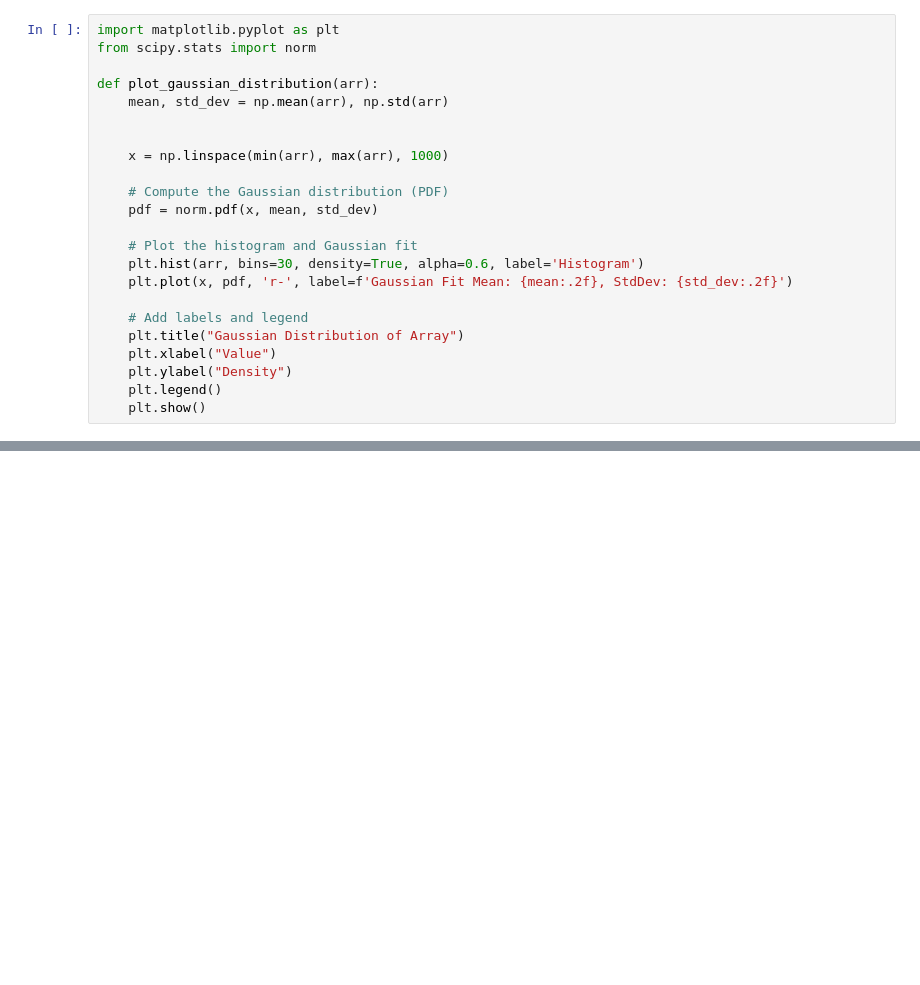
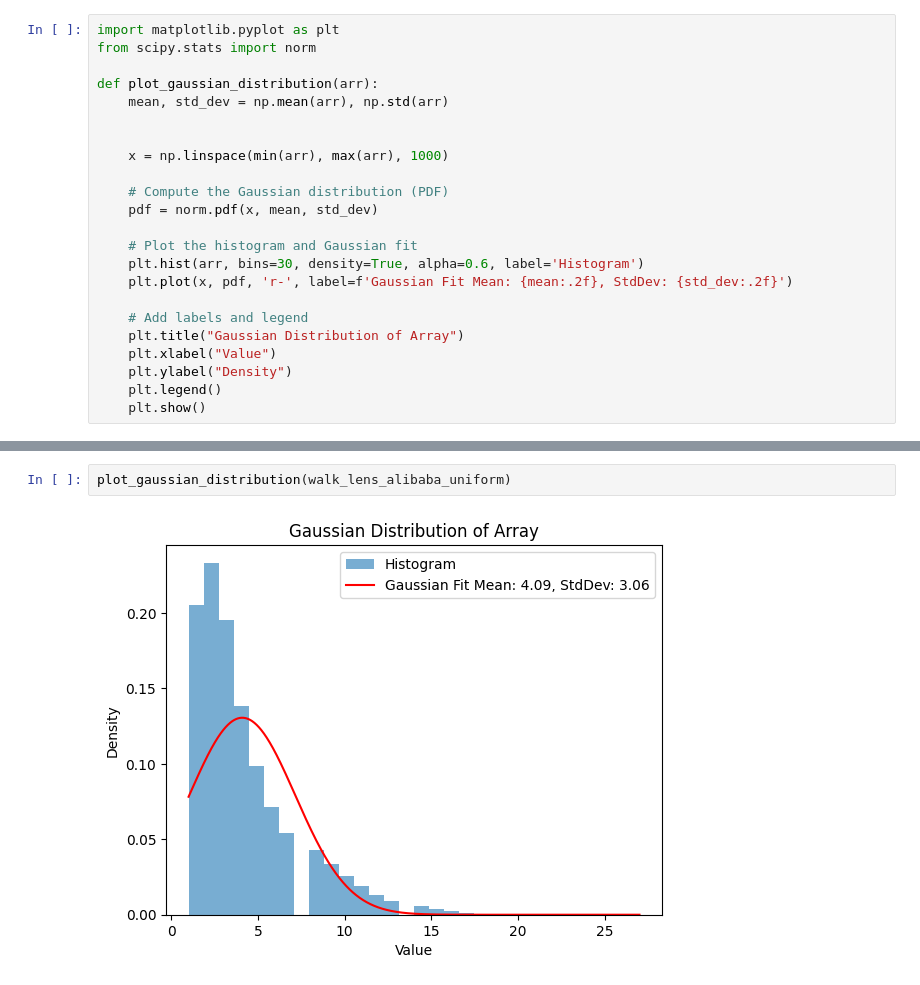
Before and after one commit to ashfaq1701/ctdne, a Jupyter notebook: walk_analysis.ipynb, the cells around one changed output, grey strips where cells are left out. Cells and saved outputs as stored; diff of their text form; blank space fills up the shorter version.

```diff
--- a/walk_analysis.ipynb
+++ b/walk_analysis.ipynb
@@ -90,0 +173,4 @@ plot_gaussian_distribution(path_lens)
+# %%
+plot_gaussian_distribution(walk_lens_alibaba_uniform)
+# %% [output]
+[figure, added]
```
Also changed, not shown: parts of 26 cells of this notebook, 1 other file.
